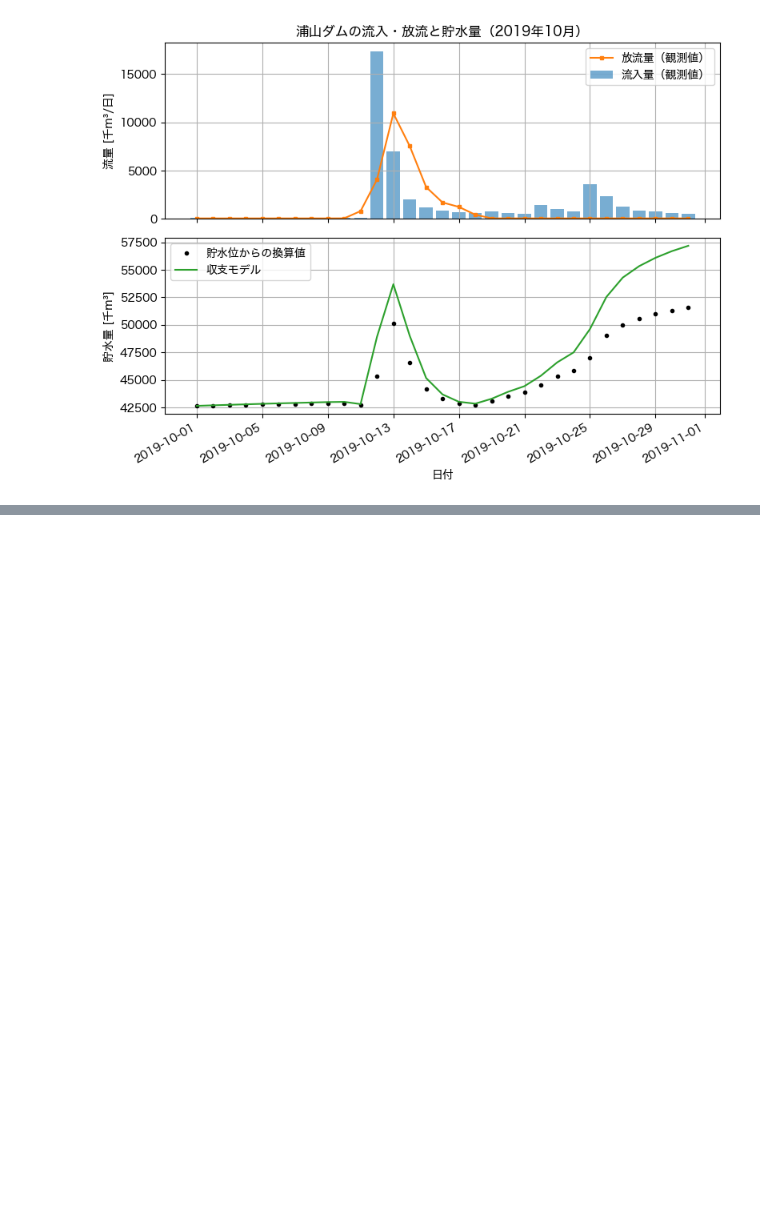
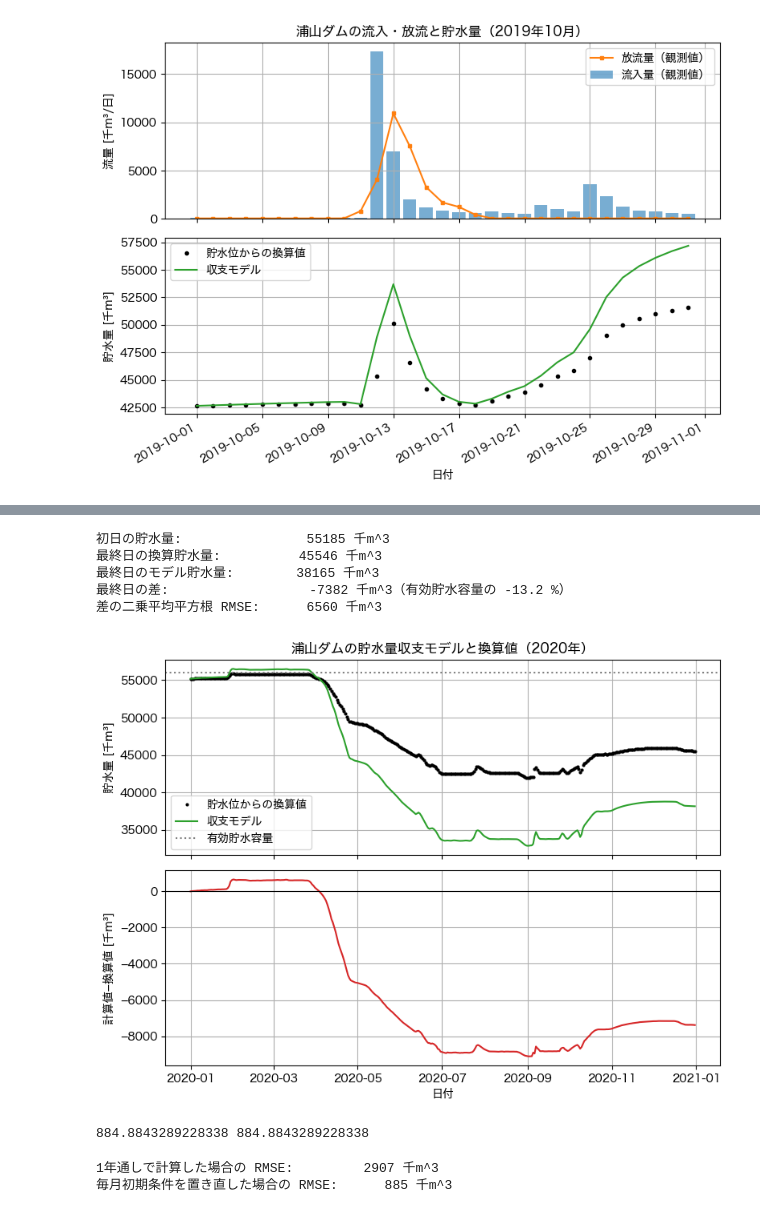
Before and after one commit to k16kgw/Class_Josai_AppliedProgrammingII, a Jupyter notebook: class/06/notebooks/reservoir_balance.ipynb, the cells around one changed output, grey strips where cells are left out. Cells and saved outputs as stored; diff of their text form; code cells hidden in the pictures; blank space fills up the shorter version.

```diff
--- a/class/06/notebooks/reservoir_balance.ipynb
+++ b/class/06/notebooks/reservoir_balance.ipynb
@@ -316,0 +402,4 @@ plt.show()
+# %%
+year = 2020
+dam_year = dam[dam["date"].dt.year == year].reset_index(drop=True)
+dam_year
@@ -316,0 +420,36 @@ plt.show()
+# %%
+t_year, V_model_year, V_obs_year = simulate_reservoir(dam_year)
+error_year = V_model_year - V_obs_year
+rmse_year = np.sqrt(np.mean(error_year ** 2))
+final_error_percent = 100 * error_year[-1] / V_EFFECTIVE
+# %%
+print(f"初日の貯水量:            {V_obs_year[0]:9.0f} 千m^3")
+print(f"最終日の換算貯水量:      {V_obs_year[-1]:9.0f} 千m^3")
+print(f"最終日のモデル貯水量:    {V_model_year[-1]:9.0f} 千m^3")
+print(f"最終日の差:              {error_year[-1]:9.0f} 千m^3（有効貯水容量の {final_error_percent:.1f} %）")
+print(f"差の二乗平均平方根 RMSE: {rmse_year:9.0f} 千m^3")
+# %% [output]
+初日の貯水量:                55185 千m^3
+最終日の換算貯水量:          45546 千m^3
+最終日のモデル貯水量:        38165 千m^3
+最終日の差:                  -7382 千m^3（有効貯水容量の -13.2 %）
+差の二乗平均平方根 RMSE:      6560 千m^3
+# %%
+fig, axes = plt.subplots(2, 1, figsize=(8, 6), sharex=True)
+axes[0].plot(dam_year["date"], V_obs_year, color="black", marker="o", markersize=2, linestyle="none", label="貯水位からの換算値")
+axes[0].plot(dam_year["date"], V_model_year, color="tab:green", label="収支モデル")
+axes[0].axhline(V_EFFECTIVE, color="gray", linestyle=":", label="有効貯水容量")
+axes[0].set_ylabel("貯水量 [千m³]")
+axes[0].set_title(f"浦山ダムの貯水量収支モデルと換算値（{year}年）")
+axes[0].legend()
+axes[1].plot(dam_year["date"], error_year, color="tab:red")
+axes[1].axhline(0, color="black", linewidth=0.8)
+axes[1].set_ylabel("計算値−換算値 [千m³]")
+axes[1].set_xlabel("日付")
+for ax in axes:
+    ax.grid(True)
+fig.tight_layout()
+fig.savefig(FIGURE_DIR / f"reservoir_balance_{year}.png", dpi=150)
+plt.show()
+# %% [output]
+[figure, added]
@@ -316,0 +472,14 @@ plt.show()
+# %%
+monthly_error = V_monthly - V_obs_year
+rmse_year = np.sqrt(np.mean(error_year ** 2))
+rmse_monthly = np.sqrt(np.mean(monthly_error ** 2))
+rmse_monthly_func = np.sqrt(mean_squared_error(V_monthly, V_obs_year))
+print(rmse_monthly, rmse_monthly_func)
+# %% [output]
+884.8843289228338 884.8843289228338
+# %%
+print(f"1年通しで計算した場合の RMSE:     {rmse_year:8.0f} 千m^3")
+print(f"毎月初期条件を置き直した場合の RMSE: {rmse_monthly:8.0f} 千m^3")
+# %% [output]
+1年通しで計算した場合の RMSE:         2907 千m^3
+毎月初期条件を置き直した場合の RMSE:      885 千m^3
```
Also changed, not shown: parts of 12 cells of this notebook, 1 other file.
